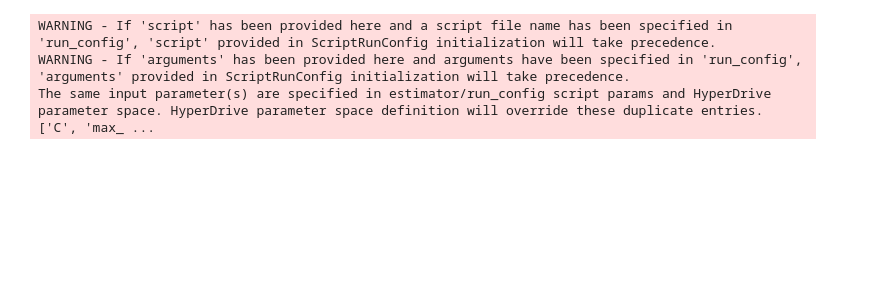
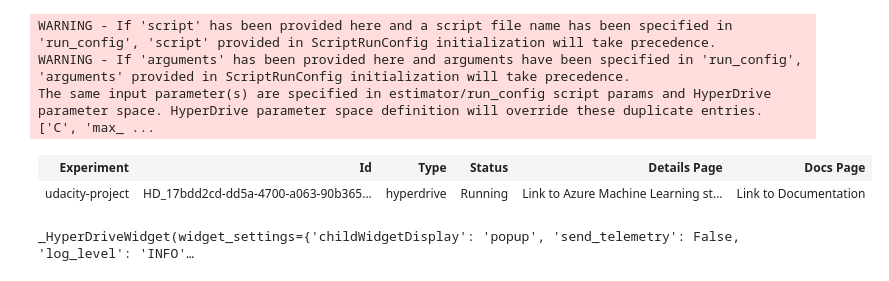
Before and after one commit to vishwasourab/nd00333_AZMLND_Optimizing_a_Pipeline_in_Azure-Starter_Files, a Jupyter notebook: udacity-project.ipynb, the cells around one changed output. Cells and saved outputs as stored; diff of their text form; code cells hidden in the pictures; blank space fills up the shorter version.

Commit message:
Implemented all the required code
Implemented all the required code and also tested on personal azure account

```diff
--- a/udacity-project.ipynb
+++ b/udacity-project.ipynb
@@ -1,8 +1,8 @@
 # %%
 from azureml.core import Workspace, Experiment
 
-ws = Workspace.get(name="quick-starts-ws-119574")
-exp = Experiment(workspace=ws, name="quick-starts-ws-119574")
+ws = Workspace.get(name="udacity-project")
+exp = Experiment(workspace=ws, name="udacity-project")
 
 print('Workspace name: ' + ws.name,
       'Azure region: ' + ws.location,
@@ -29,7 +25,7 @@ from azureml.core.compute_target import ComputeTargetException
 ### YOUR CODE HERE ###
 vm_size = "Standard_D2_V2"
 
-cpu_cluster_name = 'ud-clus-proj'
+cpu_cluster_name = 'ud-clus-project'
 
 try:
     compute_target = ComputeTarget(workspace=ws, name=cpu_cluster_name)
@@ -74,6 +69,7 @@ policy = BanditPolicy(slack_factor=0.1,evaluation_interval=1,delay_evaluation=5)
 
 if "training" not in os.listdir():
     os.mkdir("./training")
+
 import shutil
 shutil.copy('train.py','training/')
 
@@ -88,19 +84,29 @@ est = SKLearn(source_directory = 'training',
 hyperdrive_config = HyperDriveConfig(estimator=est,
                                      hyperparameter_sampling=ps,
                                      policy=policy,
-                                     primary_metric_name='accuracy',
+                                     primary_metric_name='Accuracy',
                                      primary_metric_goal=PrimaryMetricGoal.MAXIMIZE,
                                      max_total_runs=4,
                                      max_concurrent_runs=4)
 # %%
 # Submit your hyperdrive run to the experiment and show run details with the widget.
-from azureml.core.experiment import Experiment
-experiment = Experiment(ws, 'hyperdriveExp')
-hyperdrive_run = experiment.submit(hyperdrive_config)
+# from azureml.core.experiment import Experiment
+# experiment = Experiment(ws, 'hyperdrive_exp')
+hyperdrive_run = exp.submit(hyperdrive_config)
 # %% [output]
 WARNING - If 'script' has been provided here and a script file name has been specified in 'run_config', 'script' provided in ScriptRunConfig initialization will take precedence.
 WARNING - If 'arguments' has been provided here and arguments have been specified in 'run_config', 'arguments' provided in ScriptRunConfig initialization will take precedence.
 The same input parameter(s) are specified in estimator/run_config script params and HyperDrive parameter space. HyperDrive parameter space definition will override these duplicate entries. ['C', 'max_ ...
+# %%
+hyperdrive_run
+# %% [output]
+| Experiment | Id | Type | Status | Details Page | Docs Page |
+| udacity-project | HD_17bdd2cd-dd5a-4700-a063-90b365... | hyperdrive | Running | Link to Azure Machine Learning st... | Link to Documentation |
+# %%
+from azureml.widgets import RunDetails
+RunDetails(hyperdrive_run).show()
+# %% [output]
+_HyperDriveWidget(widget_settings={'childWidgetDisplay': 'popup', 'send_telemetry': False, 'log_level': 'INFO'…
 # %%
 hyperdrive_run.wait_for_completion()
 # %% [output]
```
Also changed, not shown: parts of 14 cells of this notebook, 1 other file.
